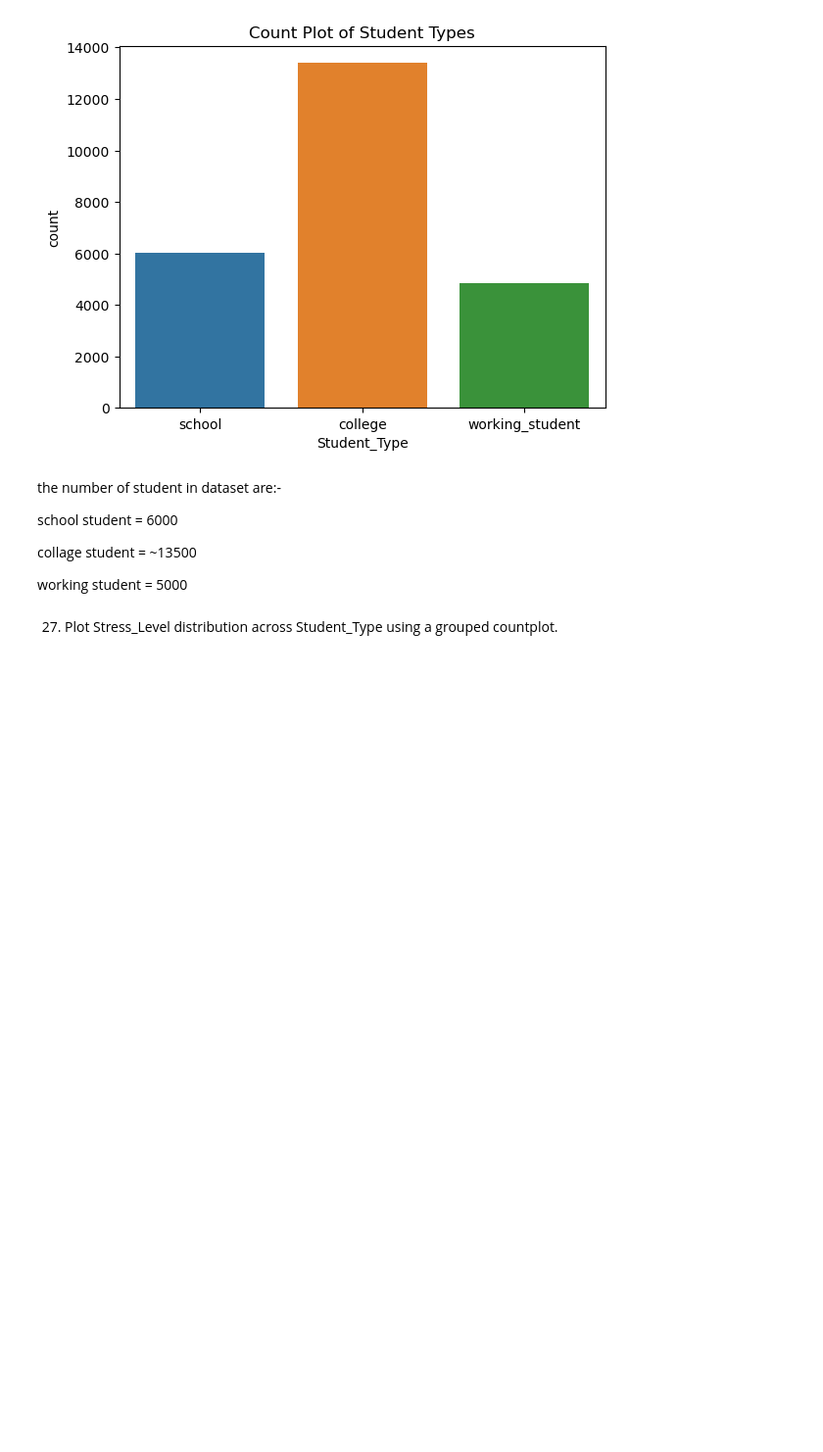
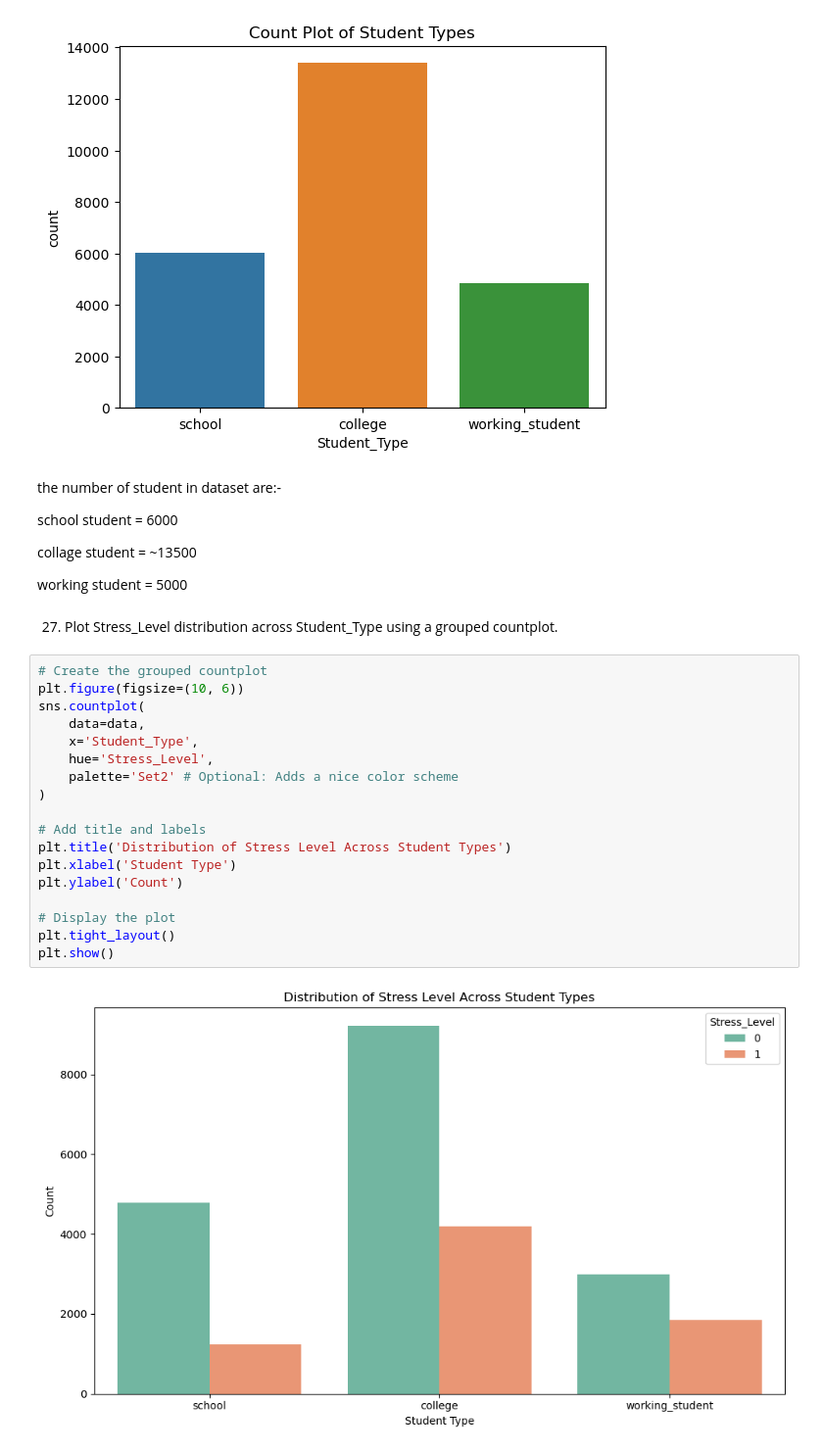
Before and after one commit to bikashsahani/Student-Lifestyle-Analysis, a Jupyter notebook: Student_Lifestyle_Analysis.ipynb, the cells around one changed output. Shown at 98% size. Saved outputs shown, nothing was run; the diff lists cells and outputs as text; blank space fills up the shorter version.

```diff
--- a/Student_Lifestyle_Analysis.ipynb
+++ b/Student_Lifestyle_Analysis.ipynb
@@ -546,3 +546,23 @@ collage student = ~13500
 working student = 5000
 # %% [markdown]
 27. Plot Stress_Level distribution across Student_Type using a grouped countplot.
+# %%
+# Create the grouped countplot
+plt.figure(figsize=(10, 6))
+sns.countplot(
+    data=data,
+    x='Student_Type',
+    hue='Stress_Level',
+    palette='Set2' # Optional: Adds a nice color scheme
+)
+
+# Add title and labels
+plt.title('Distribution of Stress Level Across Student Types')
+plt.xlabel('Student Type')
+plt.ylabel('Count')
+
+# Display the plot
+plt.tight_layout()
+plt.show()
+# %% [output]
+[figure, added]
```
Also changed, not shown: parts of 29 cells of this notebook.
